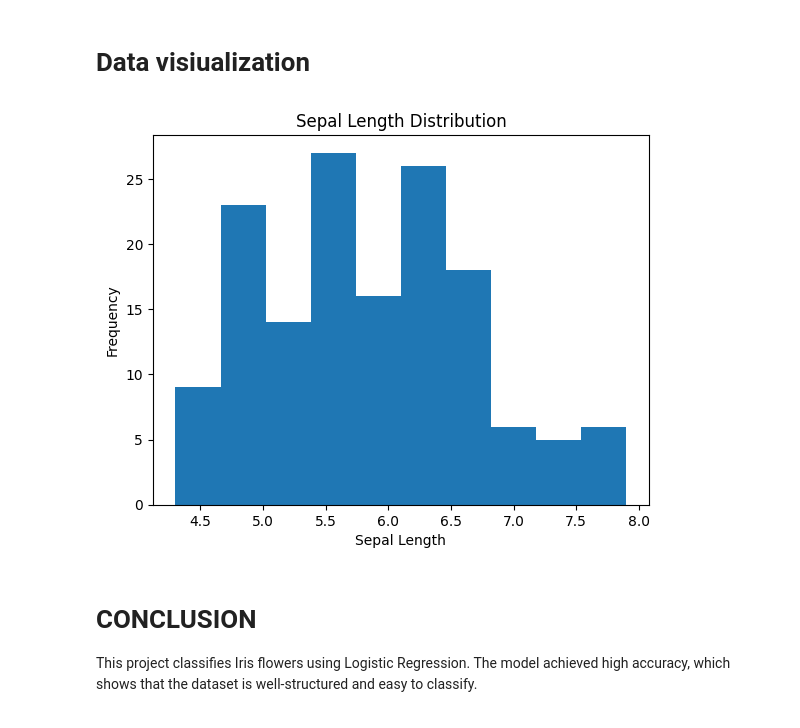
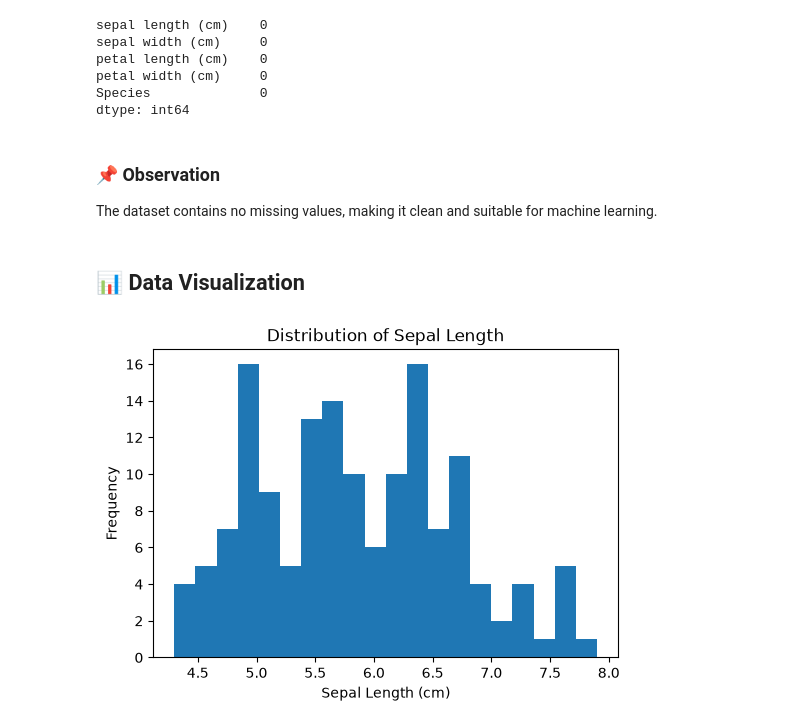
Before and after one commit to Rima-005/iris-classification, a Jupyter notebook: Iris_classification.ipynb, the cells around one changed output. Cells and saved outputs as stored; diff of their text form; code cells hidden in the pictures.

Commit message:
Improve notebook, documentation, and project structure

```diff
--- a/Iris_classification.ipynb
+++ b/Iris_classification.ipynb
@@ -47,0 +74,11 @@ Target names: ['setosa' 'versicolor' 'virginica']
+# %%
+iris = load_iris()
+
+df = pd.DataFrame(
+    iris.data,
+    columns=iris.feature_names
+)
+
+df["Species"] = iris.target
+
+df.head()
@@ -48,14 +121,27 @@ Target names: ['setosa' 'versicolor' 'virginica']
+# %%
+df.isnull().sum()
+# %% [output]
+sepal length (cm)    0
+sepal width (cm)     0
+petal length (cm)    0
+petal width (cm)     0
+Species              0
+dtype: int64
+# %% [markdown]
+### 📌 Observation
+
+The dataset contains no missing values, making it clean and suitable for machine learning.
 # %% [markdown]
-# Data visiualization
+## 📊 Data Visualization
 # %%
-plt.hist(X[:,0])
-plt.title("Sepal Length Distribution")
-plt.xlabel("Sepal Length")
+plt.figure(figsize=(6,4))
+
+plt.hist(df["sepal length (cm)"], bins=20)
+
+plt.title("Distribution of Sepal Length")
+plt.xlabel("Sepal Length (cm)")
 plt.ylabel("Frequency")
+
 plt.show()
 # %% [output]
-[figure, old version]
+[figure, new version]
-# %% [markdown]
-# CONCLUSION
-This project classifies Iris flowers using Logistic Regression.
-The model achieved high accuracy, which shows that the dataset is well-structured and easy to classify.
```
Also changed, not shown: parts of 21 cells of this notebook, 9 other files.
